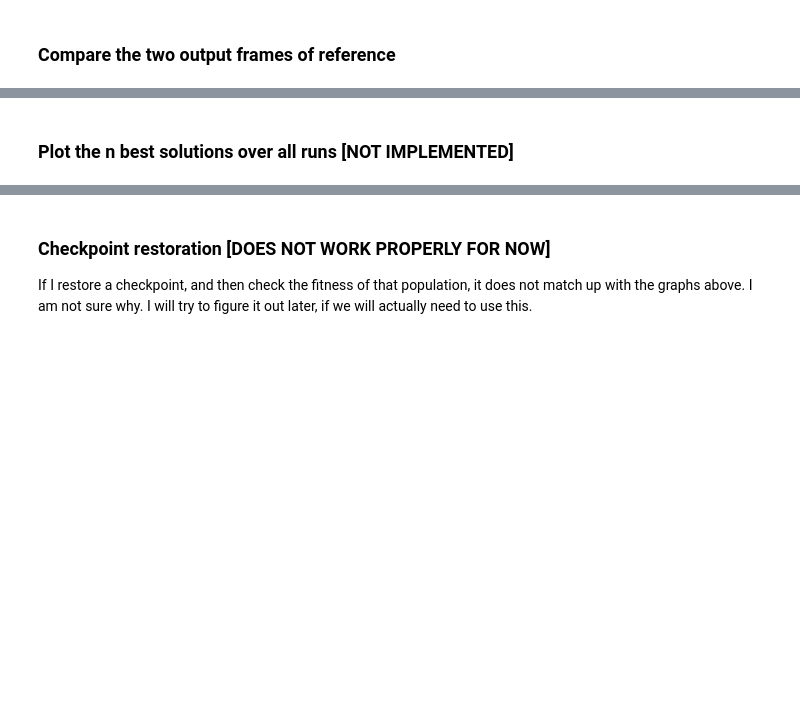
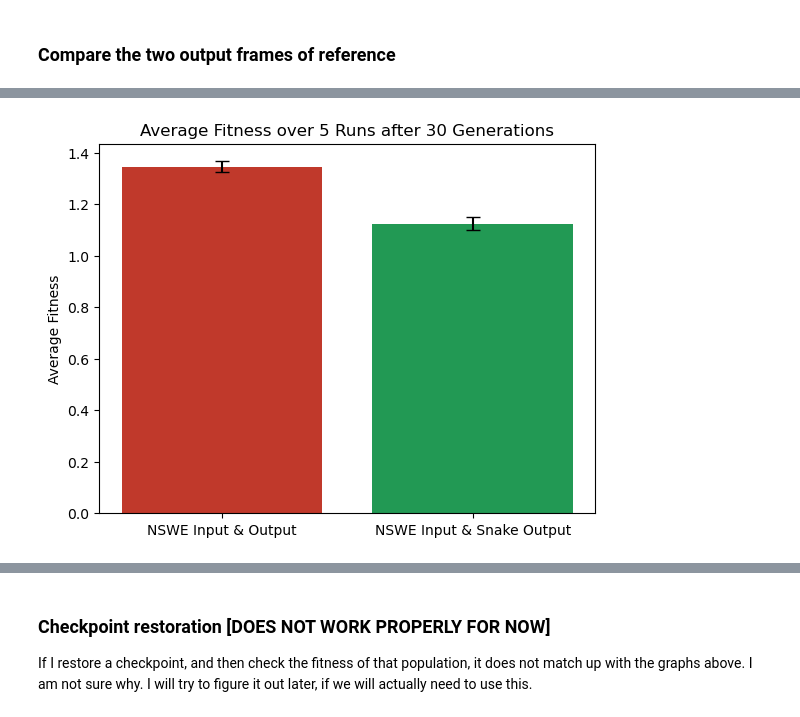
Before and after one commit to jasperpieterse/Brainy-Boa, a Jupyter notebook: brainy_boa.ipynb, the cells around one changed output, grey strips where cells are left out. Cells and saved outputs as stored; diff of their text form; code cells hidden in the pictures; blank space fills up the shorter version.

```diff
--- a/brainy_boa.ipynb
+++ b/brainy_boa.ipynb
@@ -370,10 +184,0 @@ plt.show()
-# %% [markdown]
-### Plot the n best solutions over all runs [NOT IMPLEMENTED]
-# %%
-stats = stats_list[best_run_idx]
-n_best_genomes =  stats.best_unique_genomes(5)
-
-n_best_genomes_fitness = [g.fitness for g in n_best_genomes]
-n_best_genomes_id = np.argpartition(n_best_genomes_fitness, -3)[-3:]
-print(n_best_genomes_fitness)
-print(n_best_genomes_id)
@@ -407,0 +185,24 @@ plt.show()
+# %%
+average_fitness_baseline = np.mean([np.array(stats.get_fitness_mean())[-1] for stats in BaselineSnake_stats])
+std_fitness_baseline = np.std([np.array(stats.get_fitness_mean())[-1] for stats in BaselineSnake_stats])
+
+# Calculate average fitness and standard deviation over all runs
+average_fitness_V1= np.mean([np.array(stats.get_fitness_mean())[-1] for stats in SnakeV1_stats])
+std_fitness_V1 = np.std([np.array(stats.get_fitness_mean())[-1] for stats in SnakeV1_stats])
+
+# Data to plot
+fitness_means = [average_fitness_baseline, average_fitness_V1]
+fitness_stds = [std_fitness_baseline, std_fitness_V1]
+labels = ['NSWE Input & Output', 'NSWE Input & Snake Output']
+
+# Creating the bar plot
+fig, ax = plt.subplots()
+ax.bar(labels, fitness_means, yerr=fitness_stds, capsize=5, color=['#c0392b', '#229954'])
+ax.set_ylabel('Average Fitness')
+ax.set_title(f'Average Fitness over {BaselineSnake.N_RUNS} Runs after {BaselineSnake.N_GENERATIONS} Generations')
+
+# Show the plot
+plt.savefig(local_dir + '/' + Paths.RESULTS_PATH + '/fitness_comparison.png')
+plt.show()
+# %% [output]
+[figure, added]
```
Also changed, not shown: parts of 56 cells of this notebook, 3 other files.
